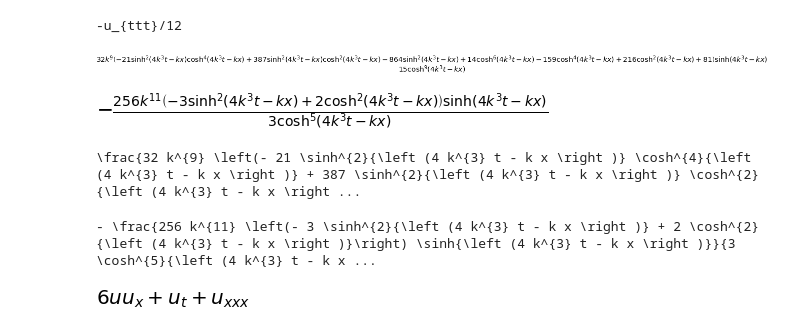
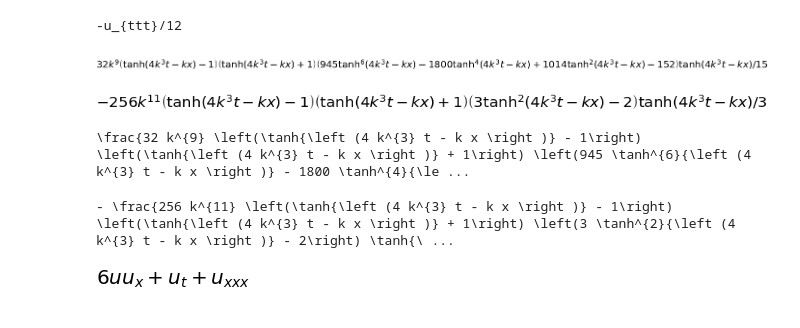
Before and after one commit to blinkovua/sharing-blinkov, a Jupyter notebook: KDV_FDA_Crank-Nicolson.ipynb, the cells around one changed output. Saved outputs shown, nothing was run; the diff lists cells and outputs as text; code cells hidden in the pictures.

```diff
--- a/KDV_FDA_Crank-Nicolson.ipynb
+++ b/KDV_FDA_Crank-Nicolson.ipynb
@@ -623,21 +623,21 @@ print(compact(Ffda[2][1]))
 # %% [output]
 -u_{ttt}/12
 # %%
-Ffda[1][1].subs({u: exact1}).doit().trigsimp().combsimp()
+Ffda[1][1].subs({u: exact1a}).doit().trigsimp().combsimp()
 # %% [output]
-[figure, old version]
+[figure, new version]
 # %%
-Ffda[2][1].subs({u: exact1}).doit().trigsimp().combsimp()
+Ffda[2][1].subs({u: exact1a}).doit().trigsimp().combsimp()
 # %% [output]
-[figure, old version]
+[figure, new version]
 # %%
-print(latex(Ffda[1][1].subs({u: exact1}).doit().combsimp()))
+print(latex(Ffda[1][1].subs({u: exact1a}).doit().combsimp()))
 # %% [output]
-\frac{32 k^{9} \left(- 21 \sinh^{2}{\left (4 k^{3} t - k x \right )} \cosh^{4}{\left (4 k^{3} t - k x \right )} + 387 \sinh^{2}{\left (4 k^{3} t - k x \right )} \cosh^{2}{\left (4 k^{3} t - k x \right ...
+\frac{32 k^{9} \left(\tanh{\left (4 k^{3} t - k x \right )} - 1\right) \left(\tanh{\left (4 k^{3} t - k x \right )} + 1\right) \left(945 \tanh^{6}{\left (4 k^{3} t - k x \right )} - 1800 \tanh^{4}{\le ...
 # %%
-print(latex(Ffda[2][1].subs({u: exact1}).doit().combsimp()))
+print(latex(Ffda[2][1].subs({u: exact1a}).doit().combsimp()))
 # %% [output]
-- \frac{256 k^{11} \left(- 3 \sinh^{2}{\left (4 k^{3} t - k x \right )} + 2 \cosh^{2}{\left (4 k^{3} t - k x \right )}\right) \sinh{\left (4 k^{3} t - k x \right )}}{3 \cosh^{5}{\left (4 k^{3} t - k x ...
+- \frac{256 k^{11} \left(\tanh{\left (4 k^{3} t - k x \right )} - 1\right) \left(\tanh{\left (4 k^{3} t - k x \right )} + 1\right) \left(3 \tanh^{2}{\left (4 k^{3} t - k x \right )} - 2\right) \tanh{\ ...
 # %%
 Monom.cmp = Monom.TOPlex
 pda_p = Rational(1, 2), Rational(0, 1)
```
Also changed, not shown: parts of 8 cells of this notebook.
